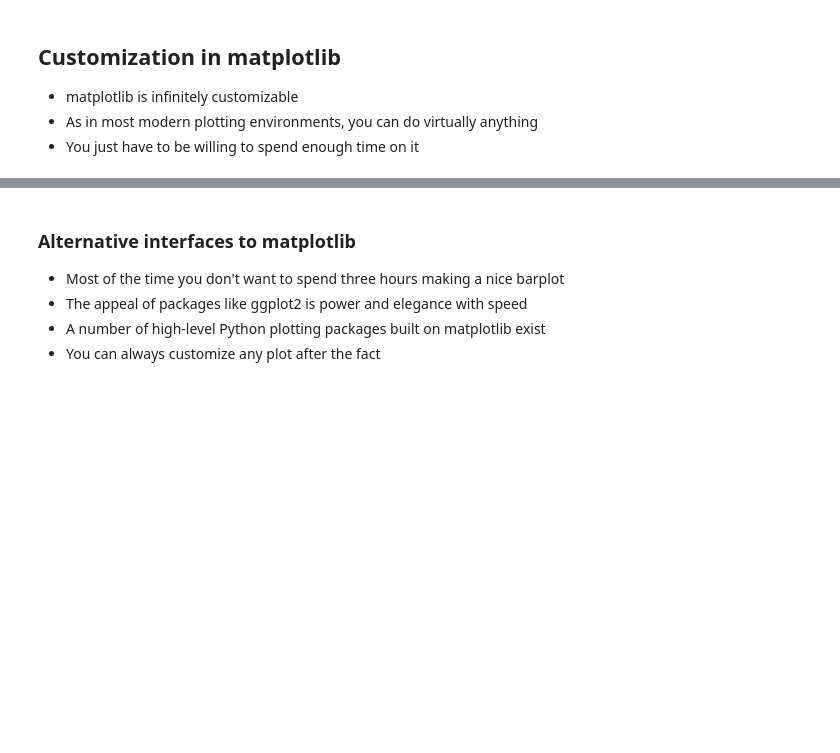
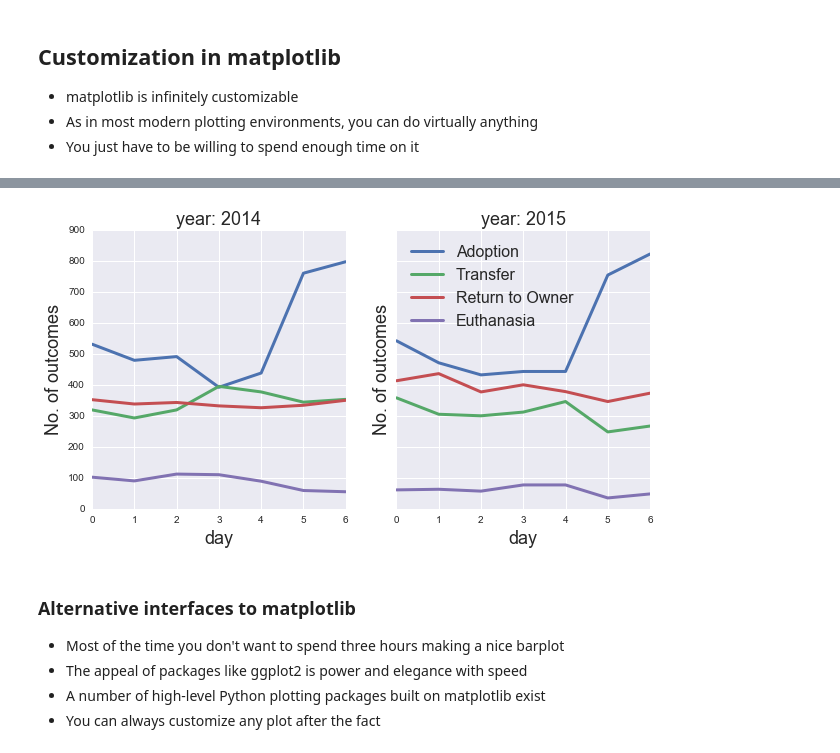
Before and after one commit to tyarkoni/SSI2016, a Jupyter notebook: notebooks/Day 3 - Exploring and analyzing data in Python.ipynb, the cells around one changed output, grey strips where cells are left out. Drawn from its saved outputs; the diff is of its cells as text; code cells hidden in the pictures; blank space fills up the shorter version.

```diff
--- a/notebooks/Day 3 - Exploring and analyzing data in Python.ipynb
+++ b/notebooks/Day 3 - Exploring and analyzing data in Python.ipynb
@@ -33,6 +33,7 @@ import statsmodels.api as sm
 pd.options.mode.chained_assignment = None
 # %%
 # If you don't have the data locally, use the commented line instead
-data = pd.read_csv('../data/preprocessed_data.csv')
+# data = pd.read_csv('data/preprocessed_data.csv')
 
-# data = pd.read_csv('https://github.com/tyarkoni/SSI2016/blob/master/data/preprocessed_data.csv')
+# data = pd.read_csv('https:// github.com/tyarkoni/SSI2016/blob/master/data/preprocessed_data.csv')
+data.head()
@@ -198,13 +303,15 @@ def plot_outcomes_by_time(data, unit='hour', min_unit=None, max_unit=None,
 # %%
 # Now we can flexibly call our custom plotter
 
-# Plot outcome counts by hour, paneling by animal
-plot_outcomes_by_time(data, animal=['Cat', 'Dog', 'Other'], unit='hour', panel='animal')
-plt.gcf().set_size_inches((15, 5))
+# # Plot outcome counts by hour, paneling by animal
+# plot_outcomes_by_time(data, animal=['Cat'], unit='hour', panel='year')
+# plt.gcf().set_size_inches((15, 5))
 
-# # Plot outcome counts by day of week, only for dogs, paneling by year
-# plot_outcomes_by_time(data, animal=['Dog'], unit='day', panel='year')
-# plt.gcf().set_size_inches((10, 5))
+# Plot outcome counts by day of week, only for dogs, paneling by year
+plot_outcomes_by_time(data, animal=['Dog'], unit='day', panel='year')
+plt.gcf().set_size_inches((10, 5))
+# %% [output]
+[figure, added]
 # %% [markdown]
 ### Alternative interfaces to matplotlib
 * Most of the time you don't want to spend three hours making a nice barplot
```
Also changed, not shown: parts of 33 cells of this notebook, 3 other files.
